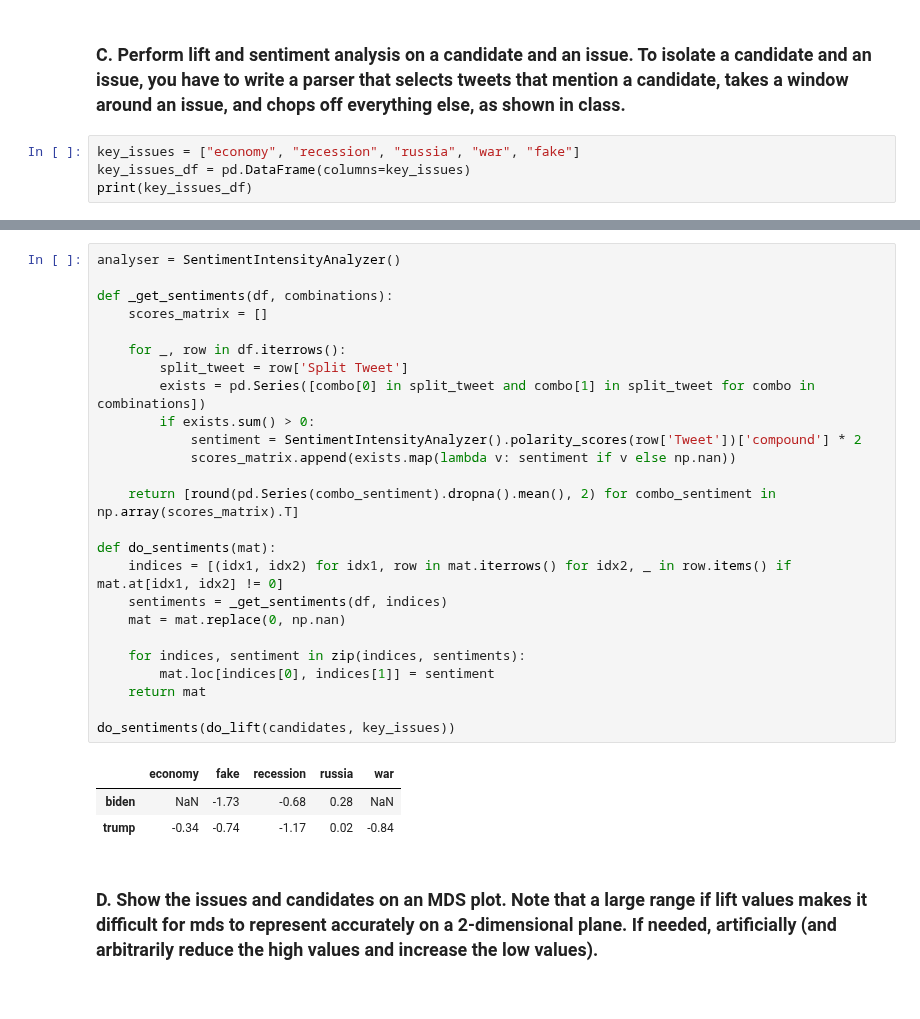
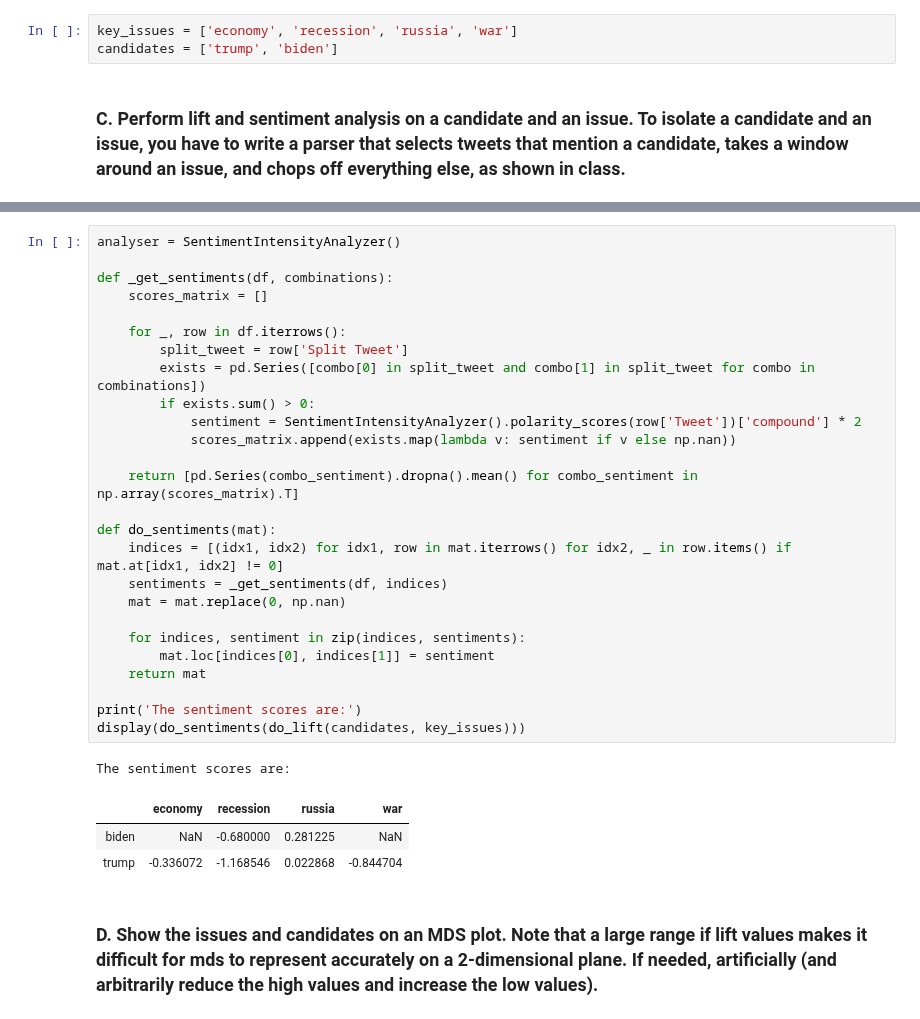
Before and after one commit to abhi-vik/ugc-analytics, a Jupyter notebook: assignments/second/assignment-2.ipynb, the cells around one changed output, grey strips where cells are left out. Cells and saved outputs as stored; diff of their text form.

```diff
--- a/assignments/second/assignment-2.ipynb
+++ b/assignments/second/assignment-2.ipynb
@@ -159,9 +152,8 @@ wordCount(df)[:50]
 #### NOTES
 - mike, pence --> running mate of Trump
 - kag --> keep america great
+# %%
+key_issues = ['economy', 'recession', 'russia', 'war']
+candidates = ['trump', 'biden']
 # %% [markdown]
 ### C. Perform lift and sentiment analysis on a candidate and an issue. To isolate a candidate and an issue, you have to write a parser that selects tweets that mention a candidate, takes a window around an issue, and chops off everything else, as shown in class.
-# %%
-key_issues = ["economy", "recession", "russia", "war", "fake"]
-key_issues_df = pd.DataFrame(columns=key_issues)
-print(key_issues_df)
@@ -281,31 +190,33 @@ for i in range(len(candidates)):
 # %%
 analyser = SentimentIntensityAnalyzer()
 
 def _get_sentiments(df, combinations):
     scores_matrix = []
 
     for _, row in df.iterrows():
         split_tweet = row['Split Tweet']
         exists = pd.Series([combo[0] in split_tweet and combo[1] in split_tweet for combo in combinations])
         if exists.sum() > 0:
             sentiment = SentimentIntensityAnalyzer().polarity_scores(row['Tweet'])['compound'] * 2
             scores_matrix.append(exists.map(lambda v: sentiment if v else np.nan))
 
-    return [round(pd.Series(combo_sentiment).dropna().mean(), 2) for combo_sentiment in np.array(scores_matrix).T]
+    return [pd.Series(combo_sentiment).dropna().mean() for combo_sentiment in np.array(scores_matrix).T]
 
 def do_sentiments(mat):
     indices = [(idx1, idx2) for idx1, row in mat.iterrows() for idx2, _ in row.items() if mat.at[idx1, idx2] != 0]
     sentiments = _get_sentiments(df, indices)
     mat = mat.replace(0, np.nan)
 
     for indices, sentiment in zip(indices, sentiments):
         mat.loc[indices[0], indices[1]] = sentiment
     return mat
 
-do_sentiments(do_lift(candidates, key_issues))
+print('The sentiment scores are:')
+display(do_sentiments(do_lift(candidates, key_issues)))
 # %% [output]
+The sentiment scores are:
-|  | economy | fake | recession | russia | war |
-| biden | NaN | -1.73 | -0.68 | 0.28 | NaN |
-| trump | -0.34 | -0.74 | -1.17 | 0.02 | -0.84 |
+|  | economy | recession | russia | war |
+| biden | NaN | -0.680000 | 0.281225 | NaN |
+| trump | -0.336072 | -1.168546 | 0.022868 | -0.844704 |
 # %% [markdown]
 ### D. Show the issues and candidates on an MDS plot. Note that a large range if lift values makes it difficult for mds to represent accurately on a 2-dimensional plane. If needed, artificially (and arbitrarily reduce the high values and increase the low values).
```
Also changed, not shown: parts of 17 cells of this notebook.
